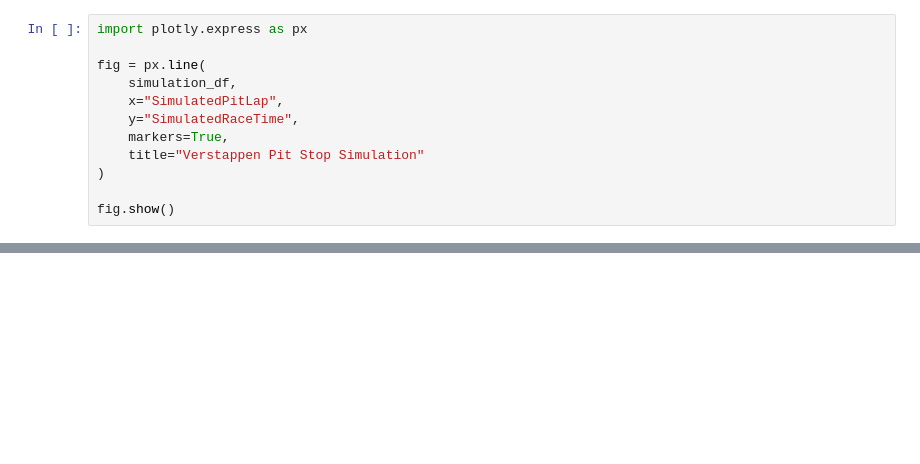
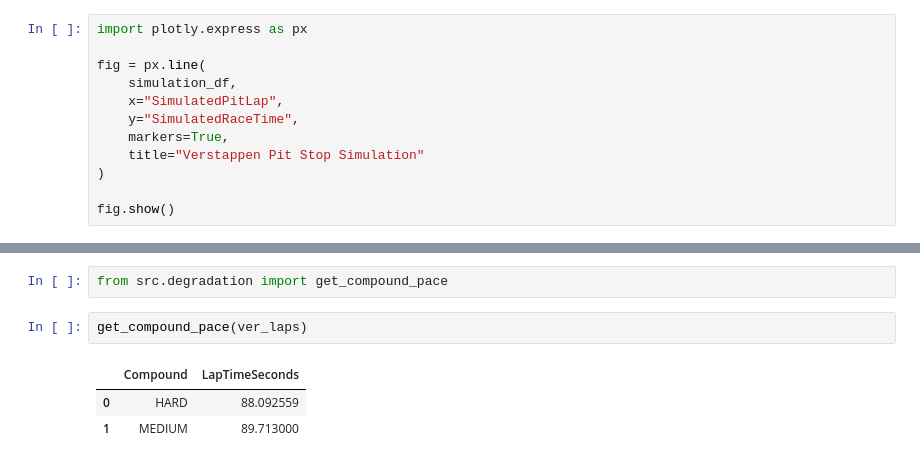
Before and after one commit to Entykeee/RaceMind, a Jupyter notebook: notebooks/exploration.ipynb, the cells around one changed output, grey strips where cells are left out. Cells and saved outputs as stored; diff of their text form; blank space fills up the shorter version.

```diff
--- a/notebooks/exploration.ipynb
+++ b/notebooks/exploration.ipynb
@@ -627,0 +635,8 @@ fig.show()
+# %%
+from src.degradation import get_compound_pace
+# %%
+get_compound_pace(ver_laps)
+# %% [output]
+|  | Compound | LapTimeSeconds |
+| 0 | HARD | 88.092559 |
+| 1 | MEDIUM | 89.713000 |
```
Also changed, not shown: parts of 34 cells of this notebook, 2 other files.
